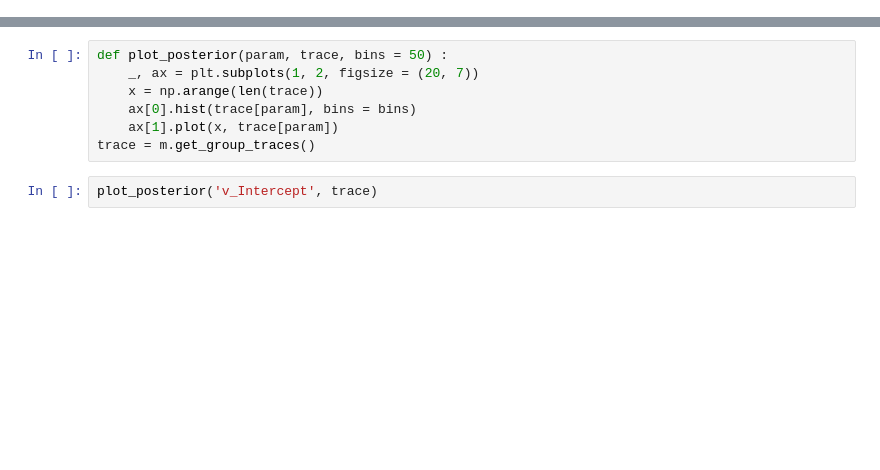
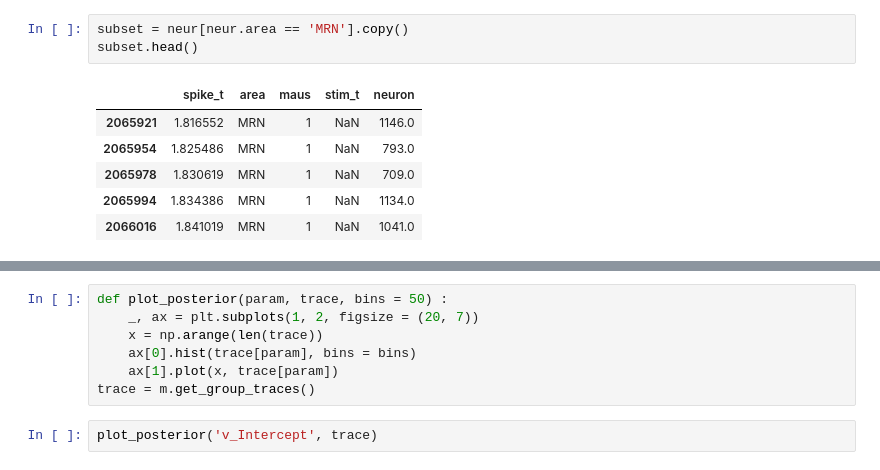
Before and after one commit to awakhloo/Neuromatch, a Jupyter notebook: hddm linear model - dat prep.ipynb, the cells around one changed output, grey strips where cells are left out. Drawn from its saved outputs; the diff is of its cells as text; blank space fills up the shorter version.

```diff
--- a/hddm linear model - dat prep.ipynb
+++ b/hddm linear model - dat prep.ipynb
@@ -101,0 +36,10 @@ maus_0.head()
+# %%
+subset = neur[neur.area == 'MRN'].copy()
+subset.head()
+# %% [output]
+|  | spike_t | area | maus | stim_t | neuron |
+| 2065921 | 1.816552 | MRN | 1 | NaN | 1146.0 |
+| 2065954 | 1.825486 | MRN | 1 | NaN | 793.0 |
+| 2065978 | 1.830619 | MRN | 1 | NaN | 709.0 |
+| 2065994 | 1.834386 | MRN | 1 | NaN | 1134.0 |
+| 2066016 | 1.841019 | MRN | 1 | NaN | 1041.0 |
```
Also changed, not shown: parts of 20 cells of this notebook.
